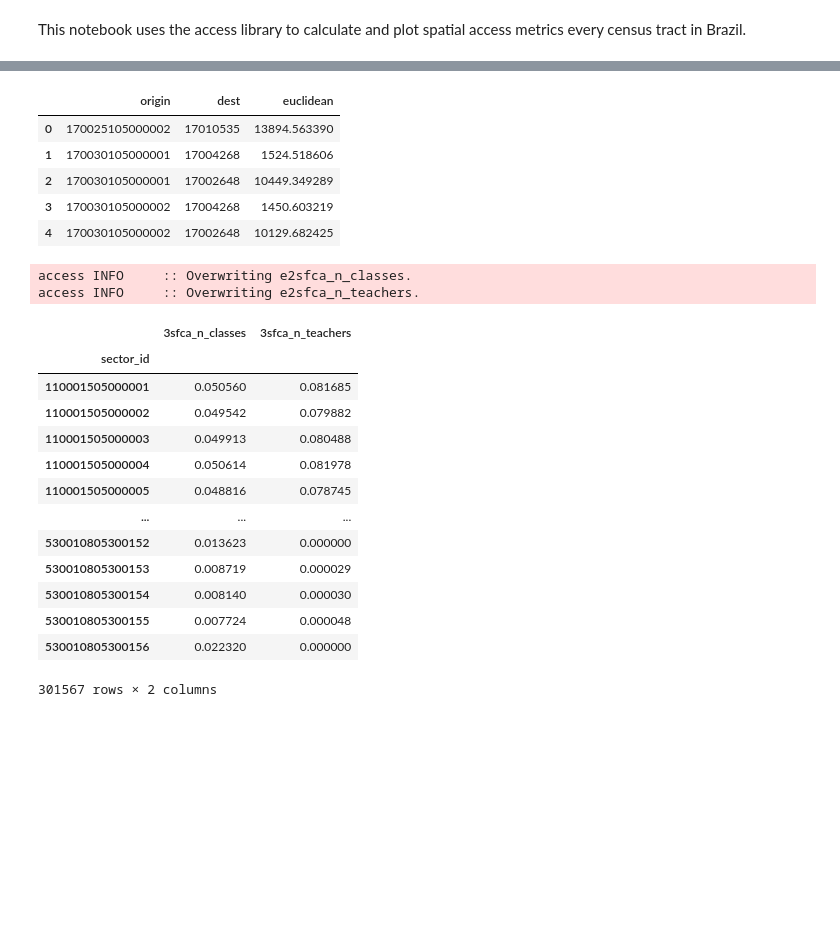
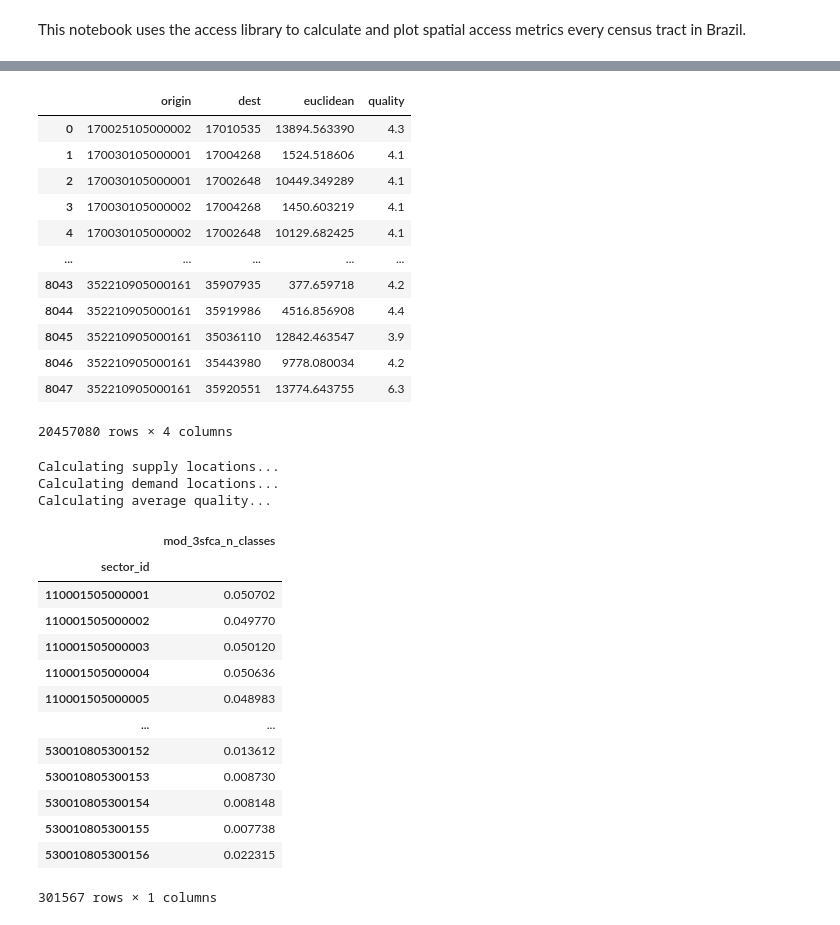
Before and after one commit to felipehlvo/access_to_education_map, a Jupyter notebook: notebooks/Access Metric - Brazil.ipynb, the cells around one changed output, grey strips where cells are left out. Cells and saved outputs as stored; diff of their text form; code cells hidden in the pictures; blank space fills up the shorter version.

Commit message:
added quality

```diff
--- a/notebooks/Access Metric - Brazil.ipynb
+++ b/notebooks/Access Metric - Brazil.ipynb
@@ -51,21 +51,26 @@ Index(['region_name', 'region_id', 'state_name', 'state_abbrev', 'state_id',
 # Only public schools with at least one high school class and regions with at least one high-school aged person
 geo_dem_census_df = dem_census_df[dem_census_df["n_people_15to17"] > 0]
 geo_school_census_df = school_census_df[(school_census_df["n_classes"] > 0) & (school_census_df["admin_type"] != 4.0)]
-# %%
-# Transforming into geometry
-geo_dem_census_df = gpd.GeoDataFrame(geo_dem_census_df, geometry = geo_dem_census_df["geometry"].apply(wkt.loads))
-geo_school_census_df = gpd.GeoDataFrame(geo_school_census_df, geometry = geo_school_census_df["geometry"].apply(wkt.loads))
 # %%
 # Importing the distance matric. See Creating Distance Matrix.ipynb
 dist_matrix = pd.read_csv("/Users/feliphlvo/Documents/Minerva/Capstone/data/local/dist_matrix.csv", index_col=0)
-dist_matrix.head()
+quality_dict = dict(zip(geo_school_census_df.school_id, geo_school_census_df.ideb_filled))
+dist_matrix['quality'] = dist_matrix['dest'].map(quality_dict)
+dist_matrix
 # %% [output]
-|  | origin | dest | euclidean |
-| 0 | 170025105000002 | 17010535 | 13894.563390 |
-| 1 | 170030105000001 | 17004268 | 1524.518606 |
-| 2 | 170030105000001 | 17002648 | 10449.349289 |
-| 3 | 170030105000002 | 17004268 | 1450.603219 |
-| 4 | 170030105000002 | 17002648 | 10129.682425 |
+|  | origin | dest | euclidean | quality |
+| 0 | 170025105000002 | 17010535 | 13894.563390 | 4.3 |
+| 1 | 170030105000001 | 17004268 | 1524.518606 | 4.1 |
+| 2 | 170030105000001 | 17002648 | 10449.349289 | 4.1 |
+| 3 | 170030105000002 | 17004268 | 1450.603219 | 4.1 |
+| 4 | 170030105000002 | 17002648 | 10129.682425 | 4.1 |
+| ... | ... | ... | ... | ... |
+| 8043 | 352210905000161 | 35907935 | 377.659718 | 4.2 |
+| 8044 | 352210905000161 | 35919986 | 4516.856908 | 4.4 |
+| 8045 | 352210905000161 | 35036110 | 12842.463547 | 3.9 |
+| 8046 | 352210905000161 | 35443980 | 9778.080034 | 4.2 |
+| 8047 | 352210905000161 | 35920551 | 13774.643755 | 6.3 |
+20457080 rows × 4 columns
 # %%
 # Creating the access object
 # See documentation for the Access ibrary here: https://github.com/pysal/access/blob/main/access/access.py
@@ -88,23 +93,25 @@ gaussian = weights.gaussian(5000)
 
 # Access metrics to calculate
 max_cost = 16000
-A.two_stage_fca(name="2sfca", weight_fn=gaussian, cost = "euclidean", max_cost=max_cost)
-A.enhanced_two_stage_fca(name="e2sfca", weight_fn=gaussian, cost = "euclidean", max_cost=max_cost)
-A.three_stage_fca(name = "3sfca", weight_fn=gaussian, cost = "euclidean", max_cost = max_cost)
+#A.two_stage_fca(name="2sfca", weight_fn=gaussian, cost = "euclidean", max_cost=max_cost)
+#A.enhanced_two_stage_fca(name="e2sfca", weight_fn=gaussian, cost = "euclidean", max_cost=max_cost)
+#A.three_stage_fca(name = "3sfca", weight_fn=gaussian, cost = "euclidean", max_cost = max_cost)
+A.mod_three_stage_fca(name = "mod_3sfca", quality_name = 'Q', quality='quality', weight_fn=gaussian, cost = "euclidean", max_cost = max_cost)
 # %% [output]
-access INFO     :: Overwriting e2sfca_n_classes.
-access INFO     :: Overwriting e2sfca_n_teachers.
+Calculating supply locations...
+Calculating demand locations...
+Calculating average quality...
-|  | 3sfca_n_classes | 3sfca_n_teachers |
-| sector_id |  |  |
-| 110001505000001 | 0.050560 | 0.081685 |
-| 110001505000002 | 0.049542 | 0.079882 |
-| 110001505000003 | 0.049913 | 0.080488 |
-| 110001505000004 | 0.050614 | 0.081978 |
-| 110001505000005 | 0.048816 | 0.078745 |
-| ... | ... | ... |
-| 530010805300152 | 0.013623 | 0.000000 |
-| 530010805300153 | 0.008719 | 0.000029 |
-| 530010805300154 | 0.008140 | 0.000030 |
-| 530010805300155 | 0.007724 | 0.000048 |
-| 530010805300156 | 0.022320 | 0.000000 |
+|  | mod_3sfca_n_classes |
+| sector_id |  |
+| 110001505000001 | 0.050702 |
+| 110001505000002 | 0.049770 |
+| 110001505000003 | 0.050120 |
+| 110001505000004 | 0.050636 |
+| 110001505000005 | 0.048983 |
+| ... | ... |
+| 530010805300152 | 0.013612 |
+| 530010805300153 | 0.008730 |
+| 530010805300154 | 0.008148 |
+| 530010805300155 | 0.007738 |
+| 530010805300156 | 0.022315 |
-301567 rows × 2 columns
+301567 rows × 1 columns
```
Also changed, not shown: parts of 13 cells of this notebook, 7 other files.
